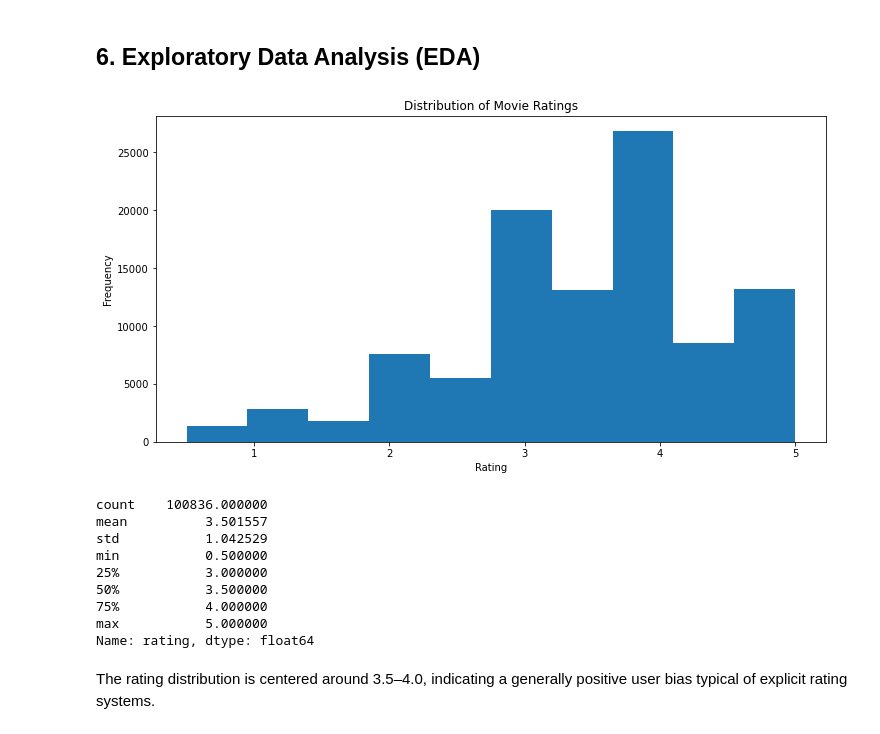
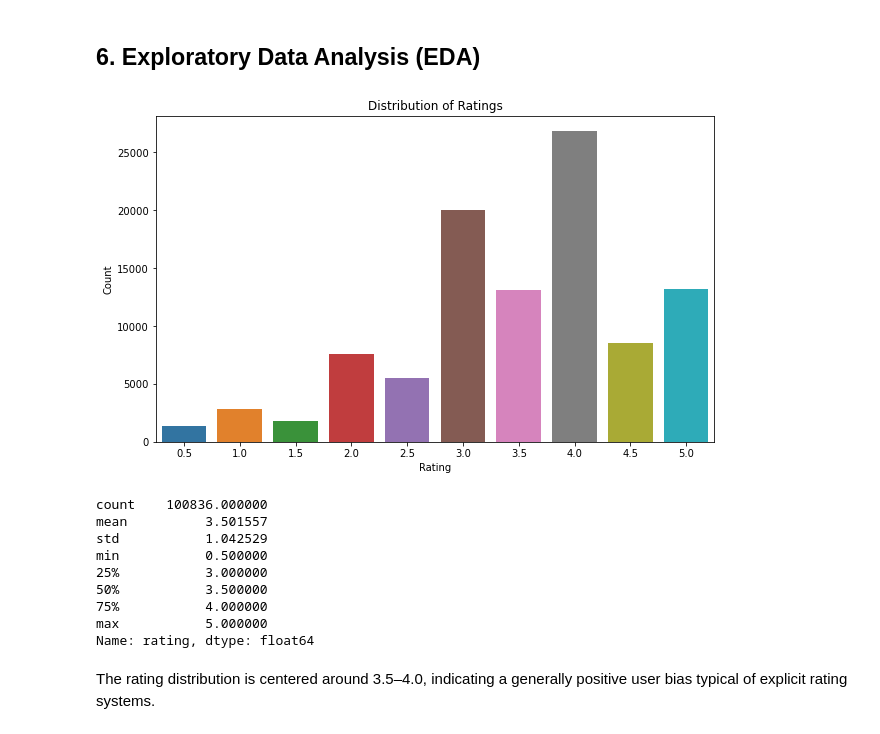
Before and after one commit to MrDenzy/Phase-4-Project---Movie-Recommendation-System, a Jupyter notebook: notebook/jasho.ipynb, the cells around one changed output. Cells and saved outputs as stored; diff of their text form; code cells hidden in the pictures.

```diff
--- a/notebook/jasho.ipynb
+++ b/notebook/jasho.ipynb
@@ -188,17 +192,17 @@ Users with < 20 ratings: 0
 ## 6. Exploratory Data Analysis (EDA)
 # %%
 # 6.1 Rating Distribution
-plt.figure(figsize=(12, 6))
-plt.hist(ratings_df['rating'], bins=10)
-plt.xlabel("Rating")
-plt.ylabel("Frequency")
-plt.title("Distribution of Movie Ratings")
+plt.figure(figsize=(10, 6))
+sns.countplot(x='rating', data=ratings_df)
+plt.title('Distribution of Ratings')
+plt.xlabel('Rating')
+plt.ylabel('Count')
 plt.show()
 
 # Summary statistics
 ratings_df['rating'].describe()
 # %% [output]
-[figure, old version]
+[figure, new version]
 count    100836.000000
 mean          3.501557
 std           1.042529
```
Also changed, not shown: parts of 23 cells of this notebook.
